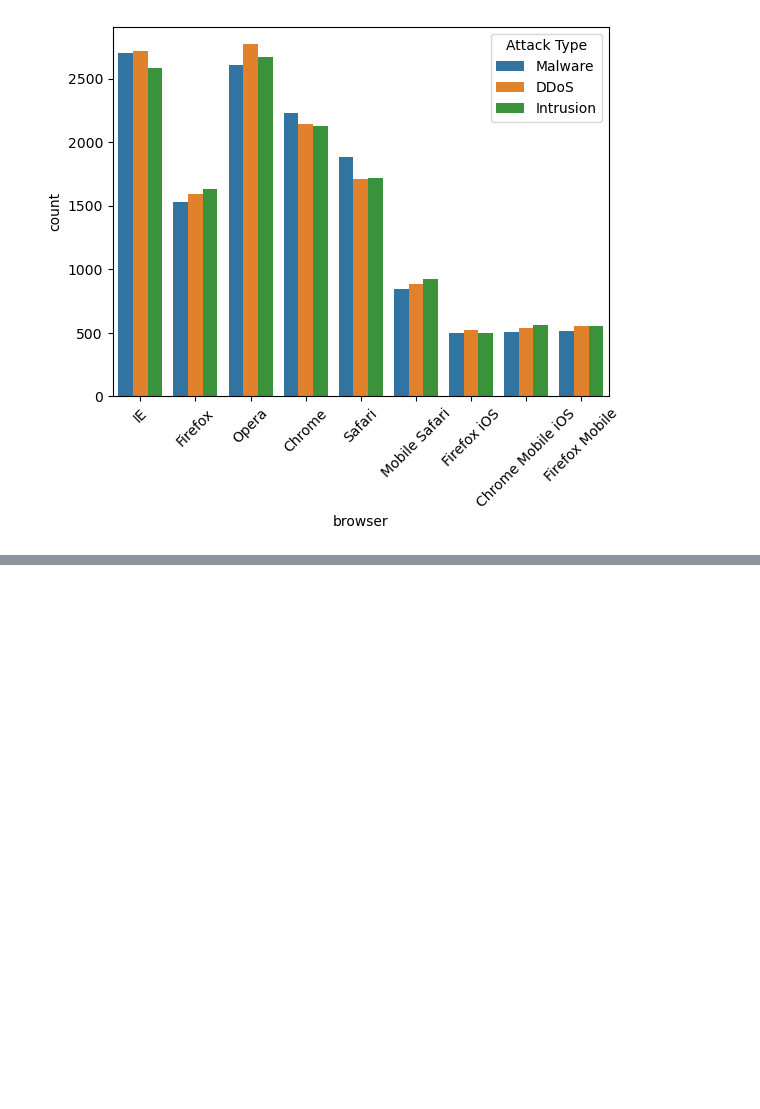
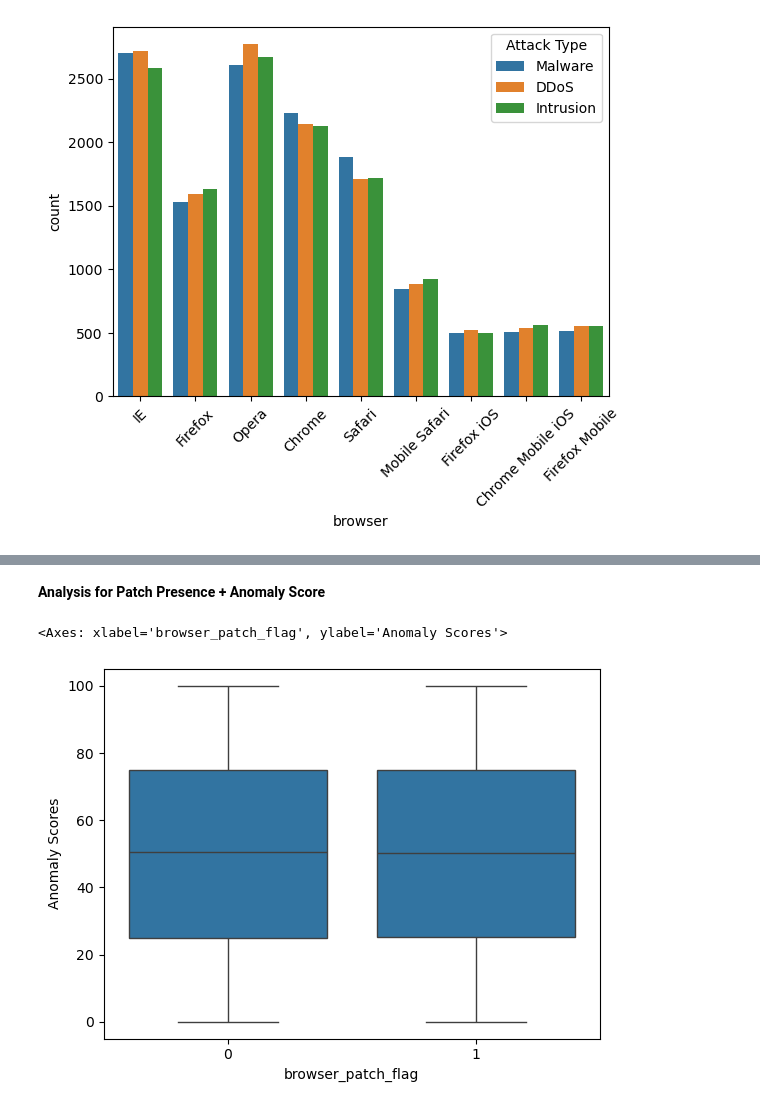
Before and after one commit to sanchk2307/cybersecurity_attacks, a Jupyter notebook: EDA.ipynb, the cells around one changed output, grey strips where cells are left out. Cells and saved outputs as stored; diff of their text form; code cells hidden in the pictures; blank space fills up the shorter version.

Commit message:
added more EDA on device information

```diff
--- a/EDA.ipynb
+++ b/EDA.ipynb
@@ -388,11 +395,22 @@ def split_device_info(info):
     else:
         device_type = "pc"
     os_family = ua.os.family or np.nan
-    os_version = ua.os.version or np.nan
+    os_version_list = ua.os.version or ()
+
+    os_version_major = os_version_list[0] if len(os_version_list) > 0 else np.nan
+    os_version_minor = os_version_list[1] if len(os_version_list) > 1 else np.nan
+    os_version_patch = os_version_list[2] if len(os_version_list) > 2 else np.nan
+
     browser = ua.browser.family or np.nan
-    browser_version = ua.browser.version_string or np.nan
-    browser_full = browser.strip() + " " + browser_version.strip() if browser else np.nan
+    browser_version_list = ua.browser.version or ()
 
-    return pd.Series([device_type, os_family, os_version, browser, browser_version, browser_full])
+    browser_version_major = browser_version_list[0] if len(browser_version_list) > 0 else np.nan
+    browser_version_minor = browser_version_list[1] if len(browser_version_list) > 1 else np.nan
+    browser_version_patch = browser_version_list[2] if len(browser_version_list) > 2 else np.nan
 
-df[["device_type", "os_family", "os_version", "browser", "browser_version", "browser_full"]] = df["Device Information"].apply(split_device_info)
+    browser_version_string = ua.browser.version_string or np.nan
+    browser_full = browser.strip() + " " + browser_version_string.strip() if browser else np.nan
+
+    return pd.Series([device_type, os_family, os_version_major, os_version_minor, os_version_patch, browser, browser_version_major, browser_version_minor, browser_version_patch, browser_full])
+
+df[["device_type", "os_family", "os_version_major", "os_version_minor", "os_version_patch", "browser", "browser_version_major", "browser_version_minor", "browser_version_patch", "browser_full"]] = df["Device Information"].apply(split_device_info)
@@ -399,3 +419,6 @@ df[["device_type", "os_family", "os_version", "browser", "browser_version", "bro
+# %%
+df["browser_patch_flag"] = df["browser_version_patch"].notna().astype(int)
+df["os_patch_flag"] = df["os_version_patch"].notna().astype(int)
 # %% [markdown]
 **Analysis for parsed Device Information**
 # %%
@@ -425,0 +457,7 @@ plt.xticks(rotation=45)
+# %% [markdown]
+**Analysis for Patch Presence + Anomaly Score**
+# %%
+sns.boxplot(x="browser_patch_flag", y="Anomaly Scores", data=df)
+# %% [output]
+<Axes: xlabel='browser_patch_flag', ylabel='Anomaly Scores'>
+[figure, added]
```
Also changed, not shown: parts of 13 cells of this notebook.
